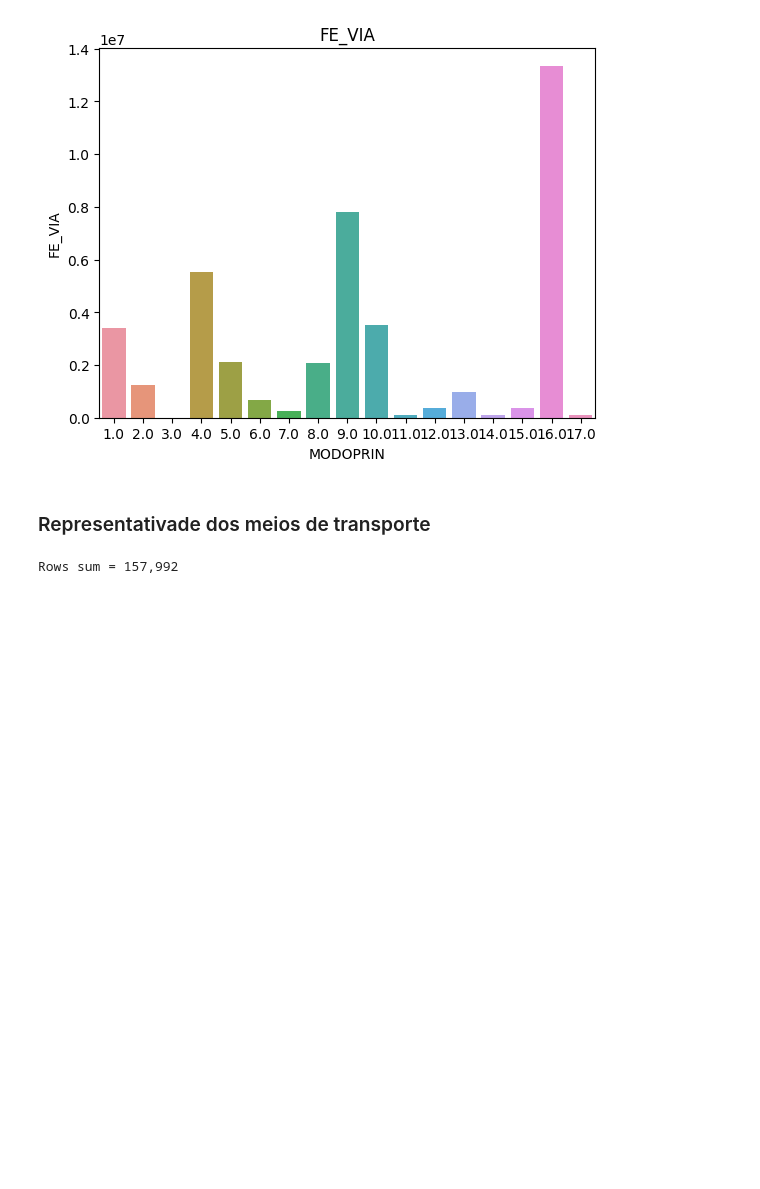
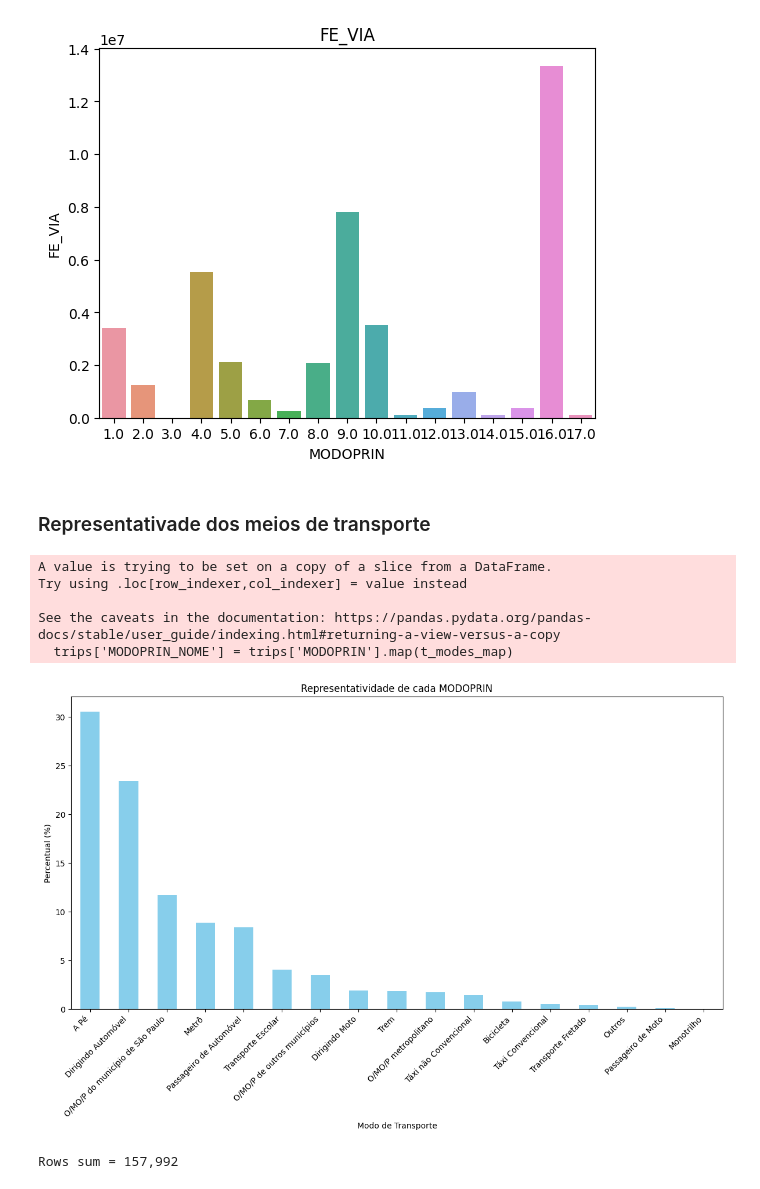
Before and after one commit to gustavo-rmontes/TCC, a Jupyter notebook: mobility_flow/flow.ipynb, the cells around one changed output. Saved outputs shown, nothing was run; the diff lists cells and outputs as text; code cells hidden in the pictures; blank space fills up the shorter version.

Commit message:
update t_modes rep analysis

```diff
--- a/mobility_flow/flow.ipynb
+++ b/mobility_flow/flow.ipynb
@@ -42,6 +42,56 @@ plt.show()
 [figure]
 # %% [markdown]
 ### Representativade dos meios de transporte
+# %%
+# Mapping dictionary
+t_modes_map = {
+    1: 'Metrô',
+    2: 'Trem',
+    3: 'Monotrilho',
+    4: 'O/MO/P do município de São Paulo', # ônibus/micro-ônibus/perua
+    5: 'O/MO/P de outros municípios',
+    6: 'O/MO/P metropolitano',
+    7: 'Transporte Fretado',
+    8: 'Transporte Escolar',
+    9: 'Dirigindo Automóvel',
+    10: 'Passageiro de Automóvel',
+    11: 'Táxi Convencional',
+    12: 'Táxi não Convencional',
+    13: 'Dirigindo Moto',
+    14: 'Passageiro de Moto',
+    15: 'Bicicleta',
+    16: 'A Pé',
+    17: 'Outros'
+}
+# %%
+import pandas as pd
+import matplotlib.pyplot as plt
+
+# Suponha que df já esteja definido e t_modes_map seja o dicionário fornecido.
+
+# Passo 1: Substituir os valores numéricos por nomes usando o dicionário
+trips['MODOPRIN_NOME'] = trips['MODOPRIN'].map(t_modes_map)
+
+# Passo 2: Calcular a contagem e a representatividade percentual
+modoprin_counts = trips['MODOPRIN_NOME'].value_counts()
+modoprin_percent = (modoprin_counts / modoprin_counts.sum()) * 100
+
+# Passo 3: Plotar o gráfico de barras
+plt.figure(figsize=(12, 8))
+modoprin_percent.plot(kind='bar', color='skyblue')
+plt.title('Representatividade de cada MODOPRIN')
+plt.xlabel('Modo de Transporte')
+plt.ylabel('Percentual (%)')
+plt.xticks(rotation=45, ha='right')  # Ajusta a rotação dos rótulos do eixo x para melhor visualização
+plt.tight_layout()  # Ajusta o layout para que os rótulos não se sobreponham
+plt.show()
+# %% [output]
+A value is trying to be set on a copy of a slice from a DataFrame.
+Try using .loc[row_indexer,col_indexer] = value instead
+
+See the caveats in the documentation: https://pandas.pydata.org/pandas-docs/stable/user_guide/indexing.html#returning-a-view-versus-a-copy
+  trips['MODOPRIN_NOME'] = trips['MODOPRIN'].map(t_modes_map)
+[figure, added]
 # %%
 # count transport mode
 transport_modes = trips['MODOPRIN'].value_counts().reset_index()
```
Also changed, not shown: parts of 8 cells of this notebook.
